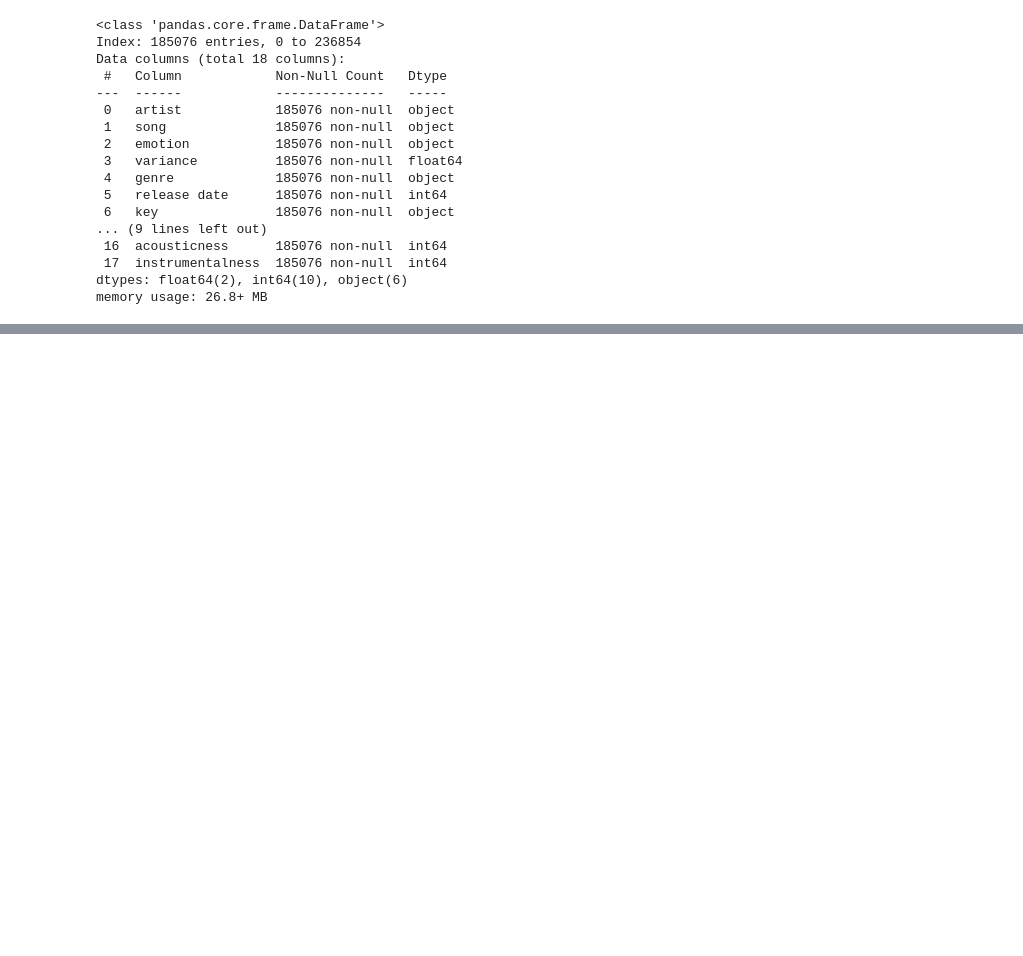
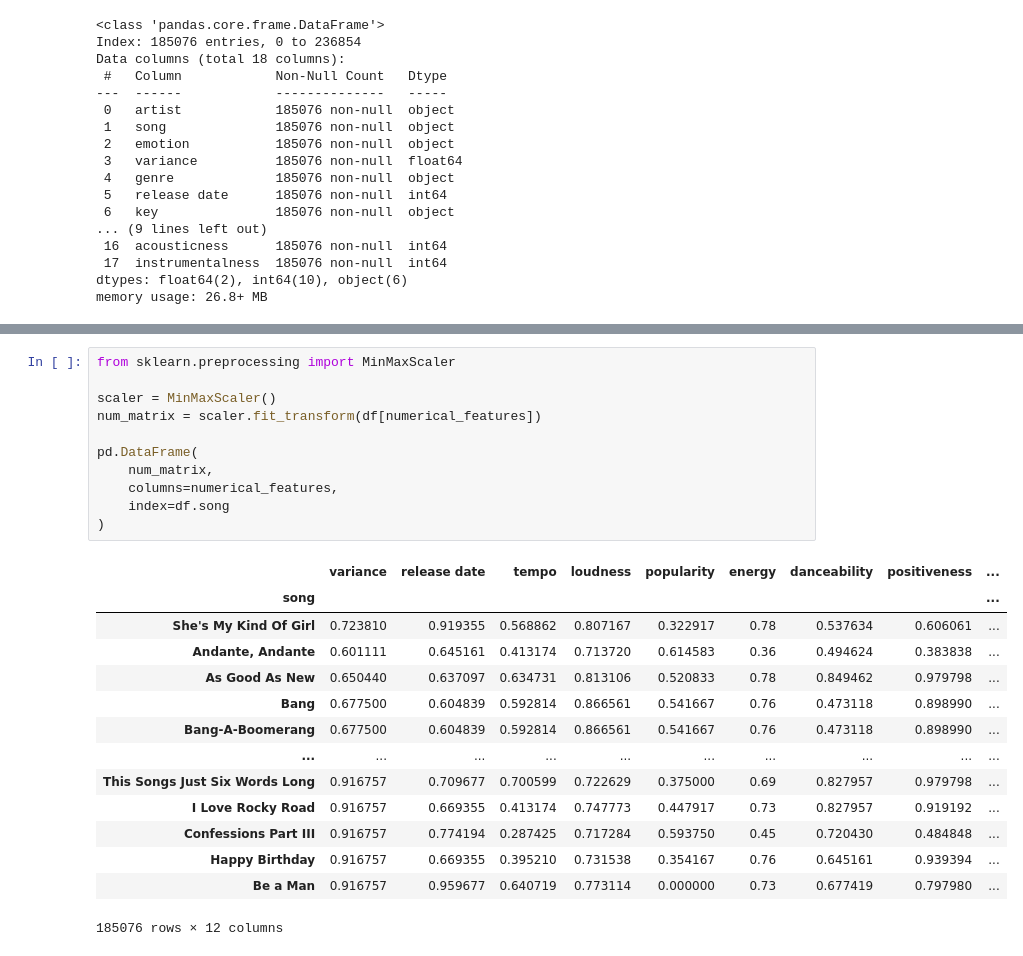
Before and after one commit to MHzNug/Submission-Machine-Learning-Terapan, a Jupyter notebook: Recommendation System/Notebook.ipynb, the cells around one changed output, grey strips where cells are left out. Saved outputs shown, nothing was run; the diff lists cells and outputs as text; blank space fills up the shorter version.

```diff
--- a/Recommendation System/Notebook.ipynb
+++ b/Recommendation System/Notebook.ipynb
@@ -346,0 +342,26 @@ MemoryError: Unable to allocate 187. GiB for an array with shape (25084233930,)
+# %%
+from sklearn.preprocessing import MinMaxScaler
+
+scaler = MinMaxScaler()
+num_matrix = scaler.fit_transform(df[numerical_features])
+
+pd.DataFrame(
+    num_matrix,
+    columns=numerical_features,
+    index=df.song
+)
+# %% [output]
+|  | variance | release date | tempo | loudness | popularity | energy | danceability | positiveness | ... |
+| song |  |  |  |  |  |  |  |  | ... |
+| She's My Kind Of Girl | 0.723810 | 0.919355 | 0.568862 | 0.807167 | 0.322917 | 0.78 | 0.537634 | 0.606061 | ... |
+| Andante, Andante | 0.601111 | 0.645161 | 0.413174 | 0.713720 | 0.614583 | 0.36 | 0.494624 | 0.383838 | ... |
+| As Good As New | 0.650440 | 0.637097 | 0.634731 | 0.813106 | 0.520833 | 0.78 | 0.849462 | 0.979798 | ... |
+| Bang | 0.677500 | 0.604839 | 0.592814 | 0.866561 | 0.541667 | 0.76 | 0.473118 | 0.898990 | ... |
+| Bang-A-Boomerang | 0.677500 | 0.604839 | 0.592814 | 0.866561 | 0.541667 | 0.76 | 0.473118 | 0.898990 | ... |
+| ... | ... | ... | ... | ... | ... | ... | ... | ... | ... |
+| This Songs Just Six Words Long | 0.916757 | 0.709677 | 0.700599 | 0.722629 | 0.375000 | 0.69 | 0.827957 | 0.979798 | ... |
+| I Love Rocky Road | 0.916757 | 0.669355 | 0.413174 | 0.747773 | 0.447917 | 0.73 | 0.827957 | 0.919192 | ... |
+| Confessions Part III | 0.916757 | 0.774194 | 0.287425 | 0.717284 | 0.593750 | 0.45 | 0.720430 | 0.484848 | ... |
+| Happy Birthday | 0.916757 | 0.669355 | 0.395210 | 0.731538 | 0.354167 | 0.76 | 0.645161 | 0.939394 | ... |
+| Be a Man | 0.916757 | 0.959677 | 0.640719 | 0.773114 | 0.000000 | 0.73 | 0.677419 | 0.797980 | ... |
+185076 rows × 12 columns
```
Also changed, not shown: parts of 10 cells of this notebook.
